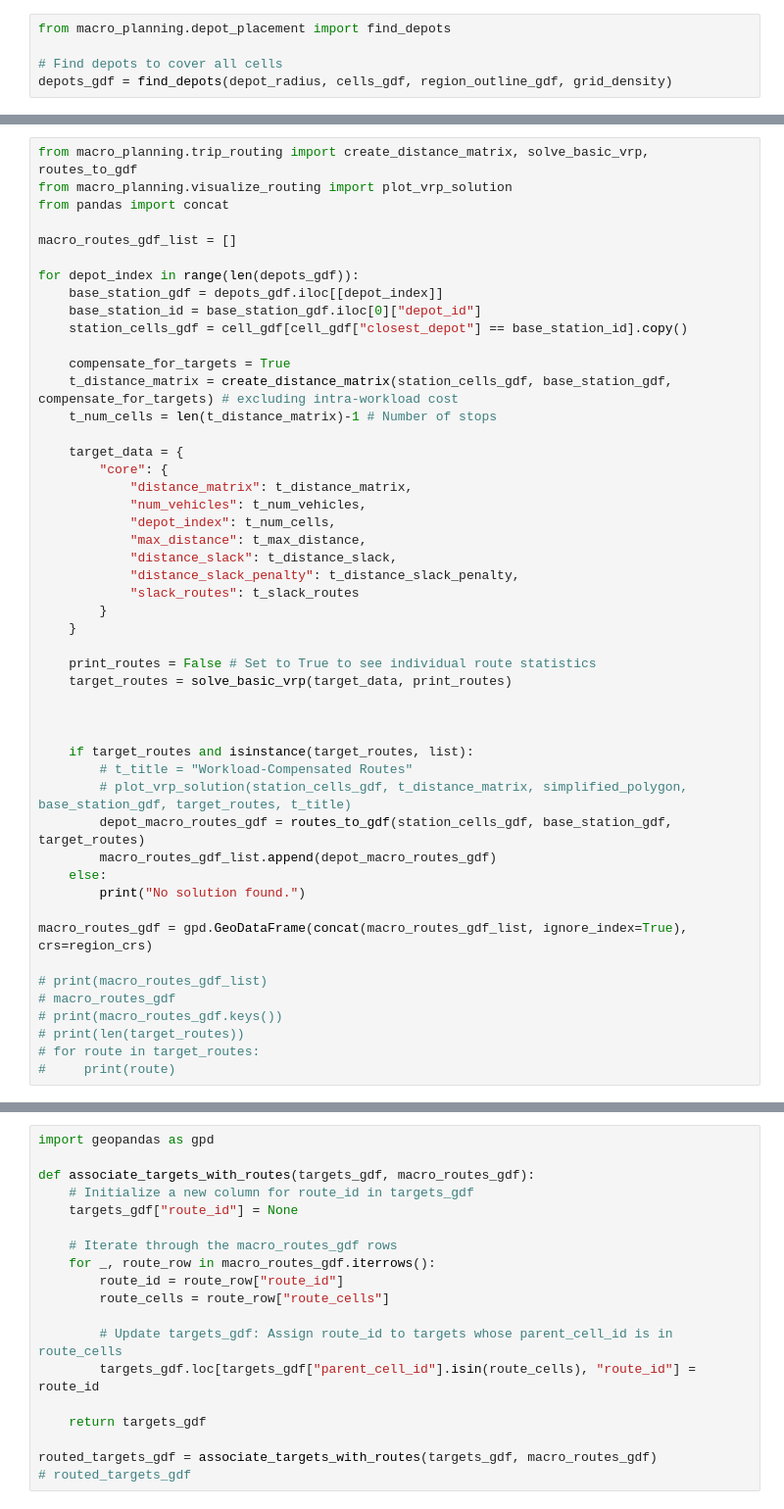
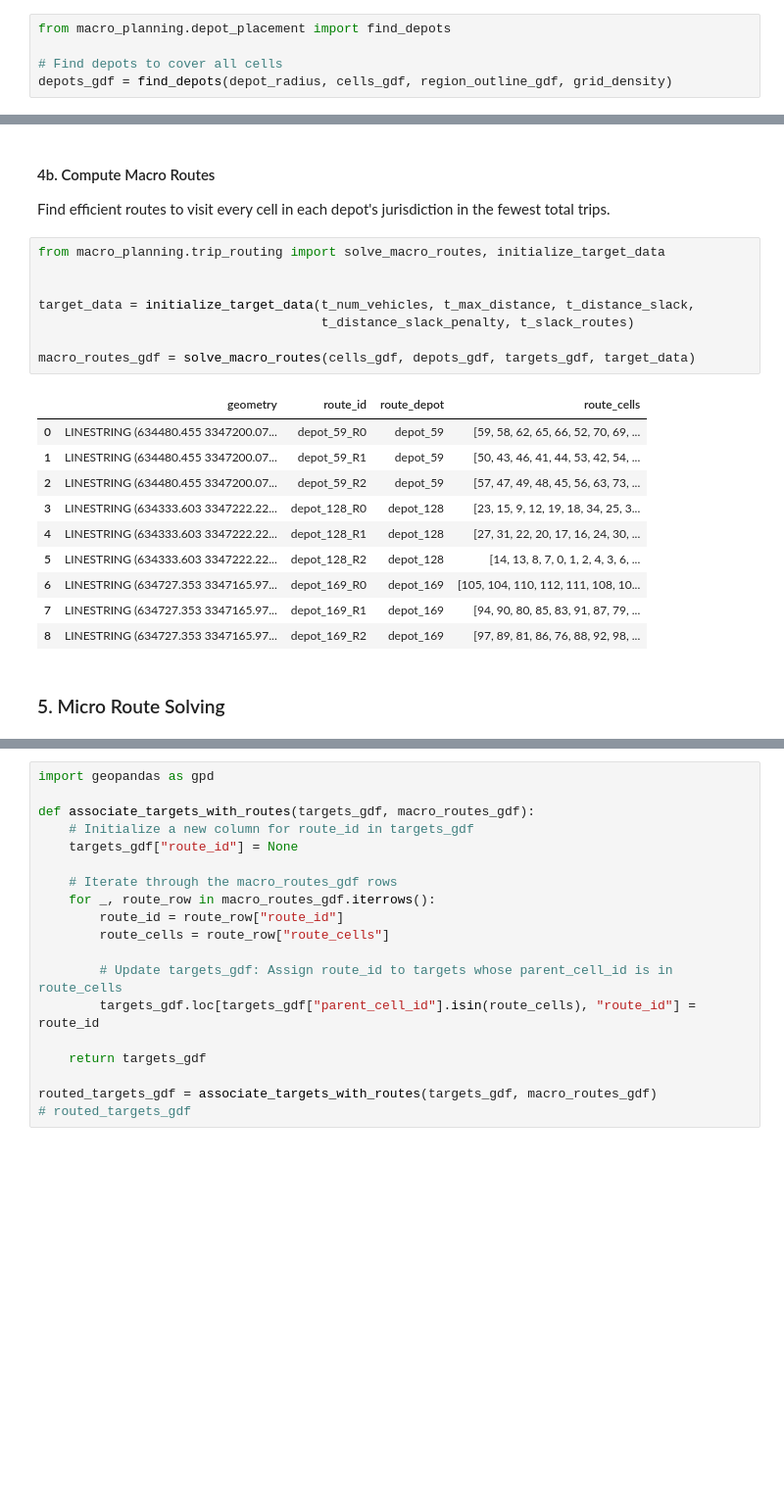
Before and after one commit to javelina-works/unsupervised-cv-search, a Jupyter notebook: content/notebooks/interactive_proto.ipynb, the cells around one changed output, grey strips where cells are left out. Shown at 98% size. Drawn from its saved outputs; the diff is of its cells as text; blank space fills up the shorter version.

Commit message:
Macro routing looking good
To begin working towards improved visualization, micro-routes next steps.

```diff
--- a/content/notebooks/interactive_proto.ipynb
+++ b/content/notebooks/interactive_proto.ipynb
@@ -263,51 +258,26 @@ Once our cell-level macro routes are planned, we can then find optimal routes at
-# %%
-from macro_planning.trip_routing import create_distance_matrix, solve_basic_vrp, routes_to_gdf
-from macro_planning.visualize_routing import plot_vrp_solution
-from pandas import concat
-
-macro_routes_gdf_list = []
-
-for depot_index in range(len(depots_gdf)):
-    base_station_gdf = depots_gdf.iloc[[depot_index]]
-    base_station_id = base_station_gdf.iloc[0]["depot_id"]
-    station_cells_gdf = cell_gdf[cell_gdf["closest_depot"] == base_station_id].copy()
-
-    compensate_for_targets = True
-    t_distance_matrix = create_distance_matrix(station_cells_gdf, base_station_gdf, compensate_for_targets) # excluding intra-workload cost
-    t_num_cells = len(t_distance_matrix)-1 # Number of stops
-
-    target_data = {
-        "core": {
-            "distance_matrix": t_distance_matrix,
-            "num_vehicles": t_num_vehicles,
-            "depot_index": t_num_cells,
-            "max_distance": t_max_distance,
-            "distance_slack": t_distance_slack,
-            "distance_slack_penalty": t_distance_slack_penalty,
-            "slack_routes": t_slack_routes
-        }
-    }
-
-    print_routes = False # Set to True to see individual route statistics
-    target_routes = solve_basic_vrp(target_data, print_routes)
-
-
-
-    if target_routes and isinstance(target_routes, list):
-        # t_title = "Workload-Compensated Routes"
-        # plot_vrp_solution(station_cells_gdf, t_distance_matrix, simplified_polygon, base_station_gdf, target_routes, t_title)
-        depot_macro_routes_gdf = routes_to_gdf(station_cells_gdf, base_station_gdf, target_routes)
-        macro_routes_gdf_list.append(depot_macro_routes_gdf)
-    else:
-        print("No solution found.")
-
-macro_routes_gdf = gpd.GeoDataFrame(concat(macro_routes_gdf_list, ignore_index=True), crs=region_crs)
-
-# print(macro_routes_gdf_list)
-# macro_routes_gdf
-# print(macro_routes_gdf.keys())
-# print(len(target_routes))
-# for route in target_routes:
-#     print(route)
+# %% [markdown]
+#### 4b. Compute Macro Routes
+Find efficient routes to visit every cell in each depot's jurisdiction in the fewest total trips.
+# %%
+from macro_planning.trip_routing import solve_macro_routes, initialize_target_data
+
+
+target_data = initialize_target_data(t_num_vehicles, t_max_distance, t_distance_slack,
+                                     t_distance_slack_penalty, t_slack_routes)
+
+macro_routes_gdf = solve_macro_routes(cells_gdf, depots_gdf, targets_gdf, target_data)
+# %% [output]
+|  | geometry | route_id | route_depot | route_cells |
+| 0 | LINESTRING (634480.455 3347200.07... | depot_59_R0 | depot_59 | [59, 58, 62, 65, 66, 52, 70, 69, ... |
+| 1 | LINESTRING (634480.455 3347200.07... | depot_59_R1 | depot_59 | [50, 43, 46, 41, 44, 53, 42, 54, ... |
+| 2 | LINESTRING (634480.455 3347200.07... | depot_59_R2 | depot_59 | [57, 47, 49, 48, 45, 56, 63, 73, ... |
+| 3 | LINESTRING (634333.603 3347222.22... | depot_128_R0 | depot_128 | [23, 15, 9, 12, 19, 18, 34, 25, 3... |
+| 4 | LINESTRING (634333.603 3347222.22... | depot_128_R1 | depot_128 | [27, 31, 22, 20, 17, 16, 24, 30, ... |
+| 5 | LINESTRING (634333.603 3347222.22... | depot_128_R2 | depot_128 | [14, 13, 8, 7, 0, 1, 2, 4, 3, 6, ... |
+| 6 | LINESTRING (634727.353 3347165.97... | depot_169_R0 | depot_169 | [105, 104, 110, 112, 111, 108, 10... |
+| 7 | LINESTRING (634727.353 3347165.97... | depot_169_R1 | depot_169 | [94, 90, 80, 85, 83, 91, 87, 79, ... |
+| 8 | LINESTRING (634727.353 3347165.97... | depot_169_R2 | depot_169 | [97, 89, 81, 86, 76, 88, 92, 98, ... |
+# %% [markdown]
+### 5. Micro Route Solving
 # %%
 macro_routes_gdf
```
Also changed, not shown: parts of 8 cells of this notebook, 3 other files.
